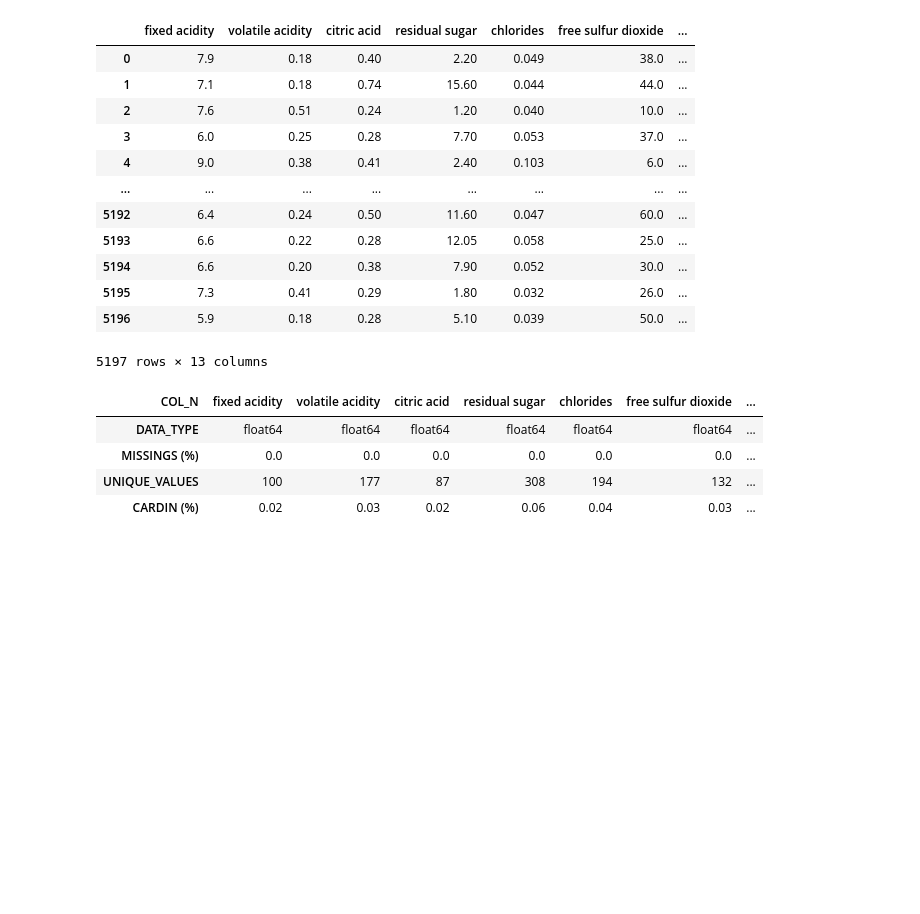
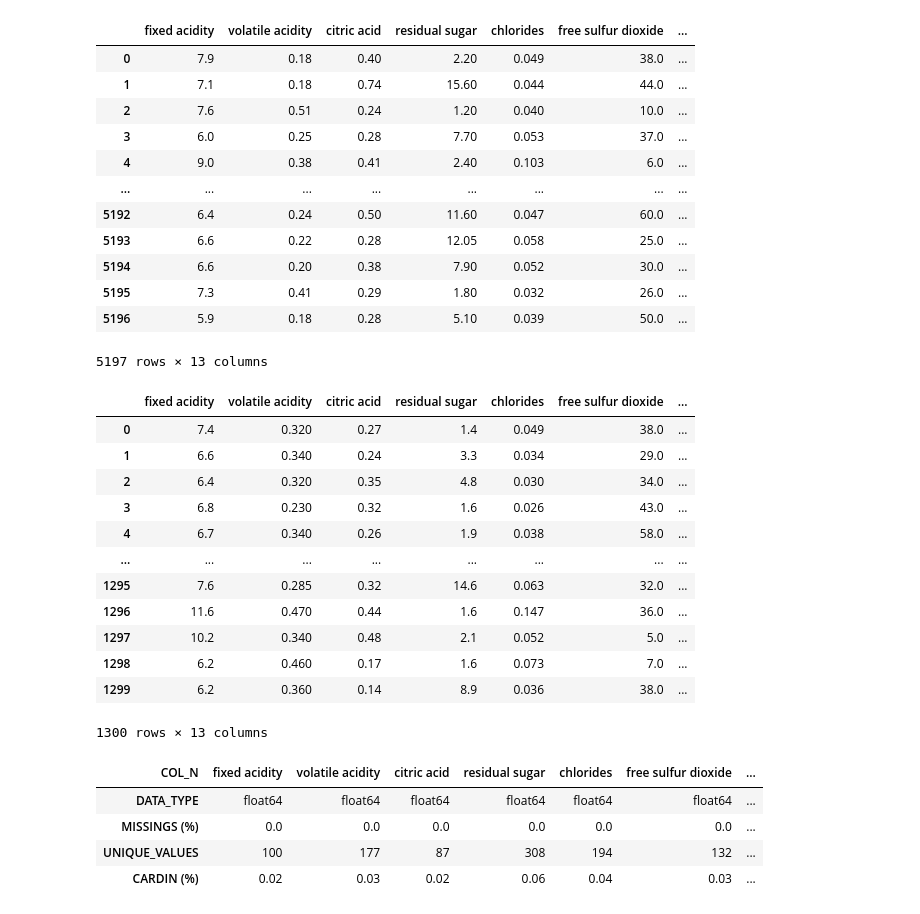
Before and after one commit to Rommel-DS/Team-Challenge-----Fontaneros, a Jupyter notebook: src/notebooks/Fontanero_Jose_Luis.ipynb, the cells around one changed output. Cells and saved outputs as stored; diff of their text form; code cells hidden in the pictures; blank space fills up the shorter version.

```diff
--- a/src/notebooks/Fontanero_Jose_Luis.ipynb
+++ b/src/notebooks/Fontanero_Jose_Luis.ipynb
@@ -35,6 +35,23 @@ df
 | 5195 | 7.3 | 0.41 | 0.29 | 1.80 | 0.032 | 26.0 | ... |
 | 5196 | 5.9 | 0.18 | 0.28 | 5.10 | 0.039 | 50.0 | ... |
 5197 rows × 13 columns
+# %%
+df_test = pd.read_csv("../data/wines_test.csv")
+df_test
+# %% [output]
+|  | fixed acidity | volatile acidity | citric acid | residual sugar | chlorides | free sulfur dioxide | ... |
+| 0 | 7.4 | 0.320 | 0.27 | 1.4 | 0.049 | 38.0 | ... |
+| 1 | 6.6 | 0.340 | 0.24 | 3.3 | 0.034 | 29.0 | ... |
+| 2 | 6.4 | 0.320 | 0.35 | 4.8 | 0.030 | 34.0 | ... |
+| 3 | 6.8 | 0.230 | 0.32 | 1.6 | 0.026 | 43.0 | ... |
+| 4 | 6.7 | 0.340 | 0.26 | 1.9 | 0.038 | 58.0 | ... |
+| ... | ... | ... | ... | ... | ... | ... | ... |
+| 1295 | 7.6 | 0.285 | 0.32 | 14.6 | 0.063 | 32.0 | ... |
+| 1296 | 11.6 | 0.470 | 0.44 | 1.6 | 0.147 | 36.0 | ... |
+| 1297 | 10.2 | 0.340 | 0.48 | 2.1 | 0.052 | 5.0 | ... |
+| 1298 | 6.2 | 0.460 | 0.17 | 1.6 | 0.073 | 7.0 | ... |
+| 1299 | 6.2 | 0.360 | 0.14 | 8.9 | 0.036 | 38.0 | ... |
+1300 rows × 13 columns
 # %%
 fc.describe_df(df)
 # %% [output]
```
Also changed, not shown: parts of 3 cells of this notebook.
